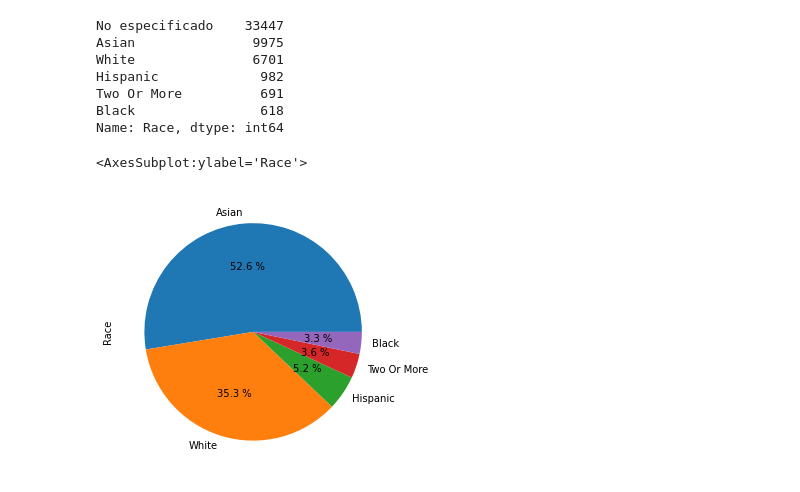
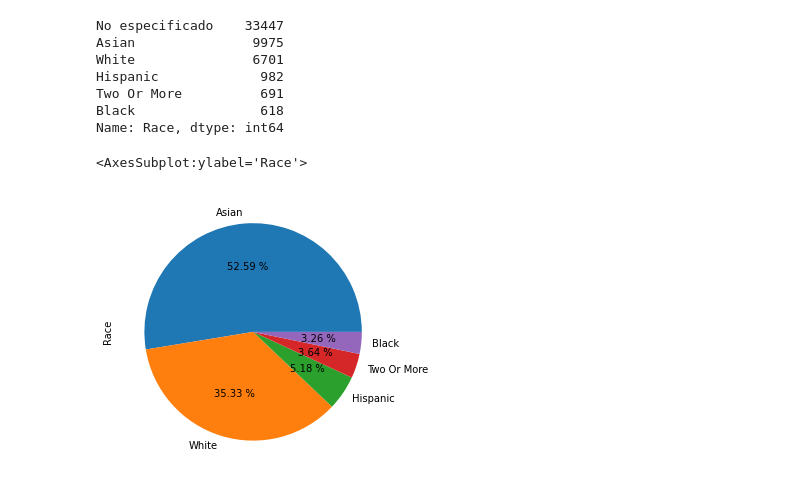
Before and after one commit to jspm07/PythonAnalytics, a Jupyter notebook: src/eda1.ipynb, the cells around one changed output. Cells and saved outputs as stored; diff of their text form; code cells hidden in the pictures.

```diff
--- a/src/eda1.ipynb
+++ b/src/eda1.ipynb
@@ -87,7 +109,7 @@ Two Or More          691
 Black                618
 Name: Race, dtype: int64
 # %%
-x_raza.iloc[1:6].plot.pie(autopct="%0.1f %%", figsize = (10,5))
+x_raza.iloc[1:6].plot.pie(autopct="%0.2f %%", figsize = (10,5))
 # %% [output]
 <AxesSubplot:ylabel='Race'>
-[figure, old version]
+[figure, new version]
```
Also changed, not shown: parts of 13 cells of this notebook.
